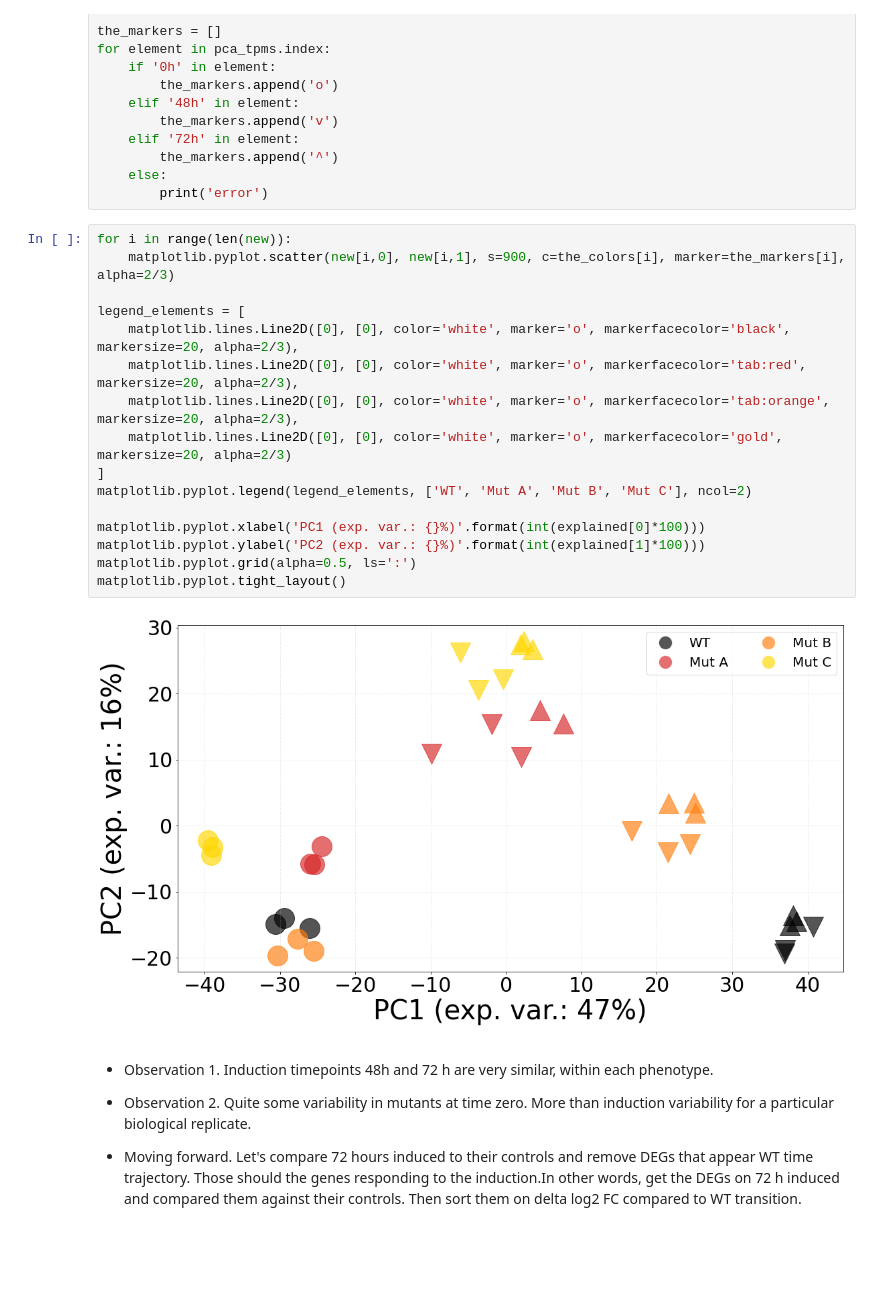
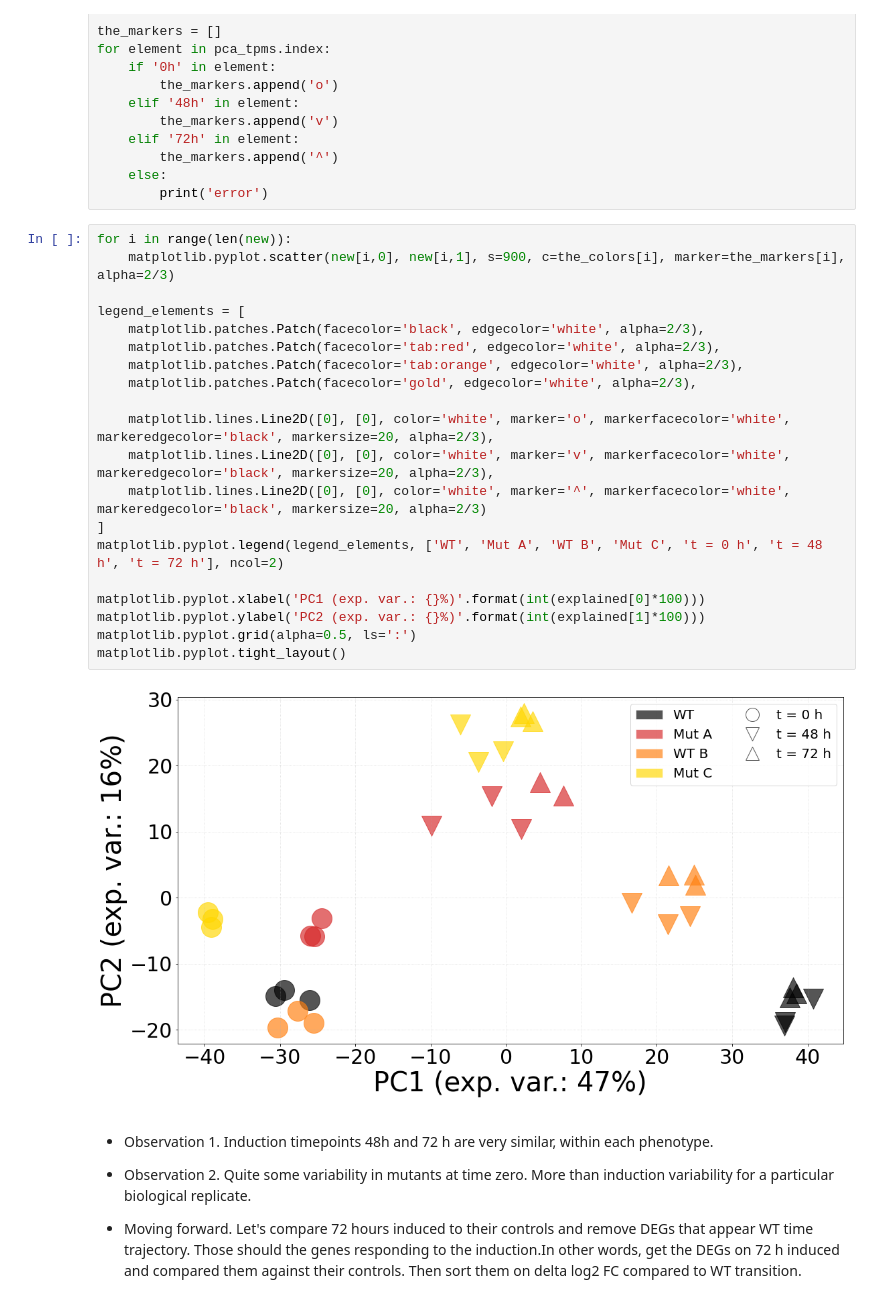
Before and after one commit to adelomana/reynisfjara, a Jupyter notebook: differential_expression/DESeq2 DEG set filter.ipynb, the cells around one changed output. Drawn from its saved outputs; the diff is of its cells as text; blank space fills up the shorter version.

Commit message:
minor update on figure legend

```diff
--- a/differential_expression/DESeq2 DEG set filter.ipynb
+++ b/differential_expression/DESeq2 DEG set filter.ipynb
@@ -421,21 +421,25 @@ for element in pca_tpms.index:
 # %%
 for i in range(len(new)):
     matplotlib.pyplot.scatter(new[i,0], new[i,1], s=900, c=the_colors[i], marker=the_markers[i], alpha=2/3)
 
 legend_elements = [
-    matplotlib.lines.Line2D([0], [0], color='white', marker='o', markerfacecolor='black', markersize=20, alpha=2/3),
-    matplotlib.lines.Line2D([0], [0], color='white', marker='o', markerfacecolor='tab:red', markersize=20, alpha=2/3),
-    matplotlib.lines.Line2D([0], [0], color='white', marker='o', markerfacecolor='tab:orange', markersize=20, alpha=2/3),
-    matplotlib.lines.Line2D([0], [0], color='white', marker='o', markerfacecolor='gold', markersize=20, alpha=2/3)
+    matplotlib.patches.Patch(facecolor='black', edgecolor='white', alpha=2/3),
+    matplotlib.patches.Patch(facecolor='tab:red', edgecolor='white', alpha=2/3),
+    matplotlib.patches.Patch(facecolor='tab:orange', edgecolor='white', alpha=2/3),
+    matplotlib.patches.Patch(facecolor='gold', edgecolor='white', alpha=2/3),
+
+    matplotlib.lines.Line2D([0], [0], color='white', marker='o', markerfacecolor='white', markeredgecolor='black', markersize=20, alpha=2/3),
+    matplotlib.lines.Line2D([0], [0], color='white', marker='v', markerfacecolor='white', markeredgecolor='black', markersize=20, alpha=2/3),
+    matplotlib.lines.Line2D([0], [0], color='white', marker='^', markerfacecolor='white', markeredgecolor='black', markersize=20, alpha=2/3)
 ]
-matplotlib.pyplot.legend(legend_elements, ['WT', 'Mut A', 'Mut B', 'Mut C'], ncol=2)
+matplotlib.pyplot.legend(legend_elements, ['WT', 'Mut A', 'WT B', 'Mut C', 't = 0 h', 't = 48 h', 't = 72 h'], ncol=2)
 
 matplotlib.pyplot.xlabel('PC1 (exp. var.: {}%)'.format(int(explained[0]*100)))
 matplotlib.pyplot.ylabel('PC2 (exp. var.: {}%)'.format(int(explained[1]*100)))
 matplotlib.pyplot.grid(alpha=0.5, ls=':')
 matplotlib.pyplot.tight_layout()
 # %% [output]
-[figure, old version]
+[figure, new version]
 # %% [markdown]
 - Observation 1. Induction timepoints 48h and  72 h are very similar, within each phenotype.
 - Observation 2. Quite some variability in mutants at time zero. More than induction variability for a particular biological replicate.
```
Also changed, not shown: parts of 5 cells of this notebook.
